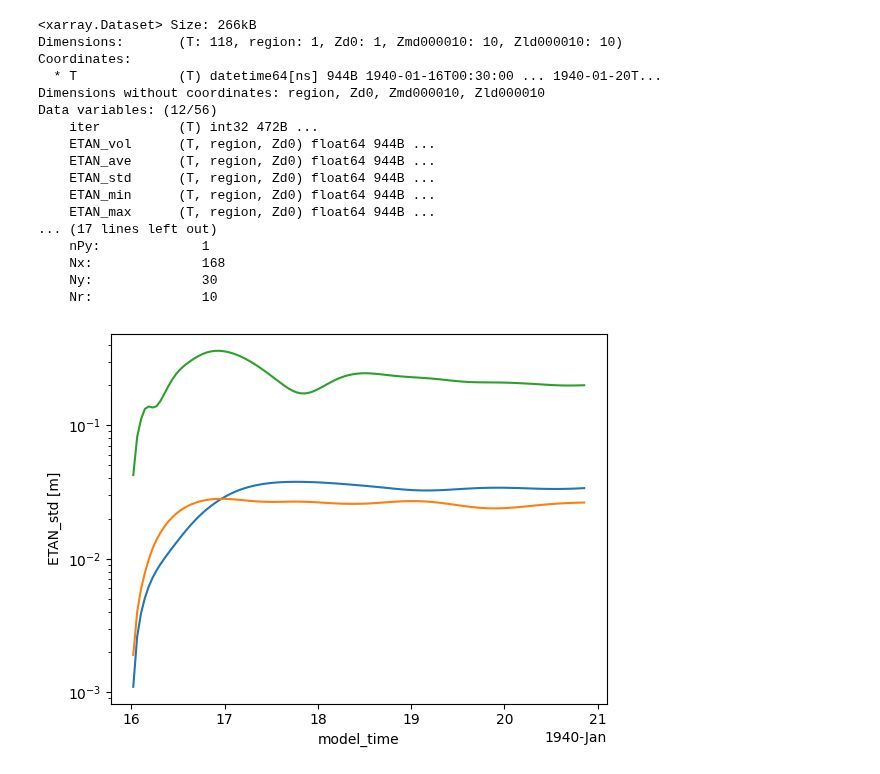
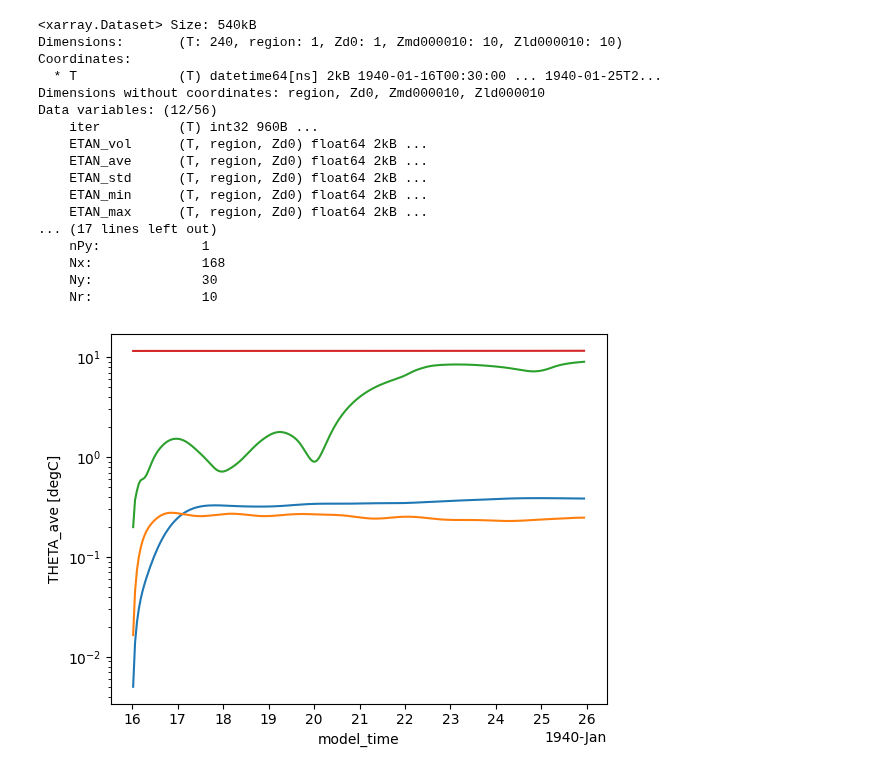
Before and after one commit to FattyZH/eqp-dlfv-mitgcm-era5, a Jupyter notebook: script/analysis.ipynb, the cells around one changed output. Cells and saved outputs as stored; diff of their text form; code cells hidden in the pictures.

```diff
--- a/script/analysis.ipynb
+++ b/script/analysis.ipynb
@@ -1,37 +1,38 @@
 # %%
 import MITgcmutils as mutils
 import numpy as np
 import xarray as xr
 import matplotlib.pyplot as plt
 a = xr.open_dataset('../run/mnc_exp_0001/stat.0000000000.t001.nc')
 display(a)
 # a['ETAN_ave'].T.plot()
 ed = -1
 a['UVEL_std'][:ed].plot()
 a['VVEL_std'][:ed].plot()
 a['ETAN_std'][:ed].plot()
+a['THETA_ave'][:ed].plot()
 
 # a['THETA_std'].plot()
 plt.gca().set_yscale('log')
 # %% [output]
-<xarray.Dataset> Size: 266kB
-Dimensions:       (T: 118, region: 1, Zd0: 1, Zmd000010: 10, Zld000010: 10)
+<xarray.Dataset> Size: 540kB
+Dimensions:       (T: 240, region: 1, Zd0: 1, Zmd000010: 10, Zld000010: 10)
 Coordinates:
-  * T             (T) datetime64[ns] 944B 1940-01-16T00:30:00 ... 1940-01-20T...
+  * T             (T) datetime64[ns] 2kB 1940-01-16T00:30:00 ... 1940-01-25T2...
 Dimensions without coordinates: region, Zd0, Zmd000010, Zld000010
 Data variables: (12/56)
-    iter          (T) int32 472B ...
-    ETAN_vol      (T, region, Zd0) float64 944B ...
-    ETAN_ave      (T, region, Zd0) float64 944B ...
-    ETAN_std      (T, region, Zd0) float64 944B ...
-    ETAN_min      (T, region, Zd0) float64 944B ...
-    ETAN_max      (T, region, Zd0) float64 944B ...
+    iter          (T) int32 960B ...
+    ETAN_vol      (T, region, Zd0) float64 2kB ...
+    ETAN_ave      (T, region, Zd0) float64 2kB ...
+    ETAN_std      (T, region, Zd0) float64 2kB ...
+    ETAN_min      (T, region, Zd0) float64 2kB ...
+    ETAN_max      (T, region, Zd0) float64 2kB ...
 ... (17 lines left out)
     nPy:             1
     Nx:              168
     Ny:              30
     Nr:              10
-[figure, old version]
+[figure, new version]
 # %%
 import MITgcmutils as mutils
 import numpy as np
```
Also changed, not shown: parts of 2 cells of this notebook, 4 other files.
